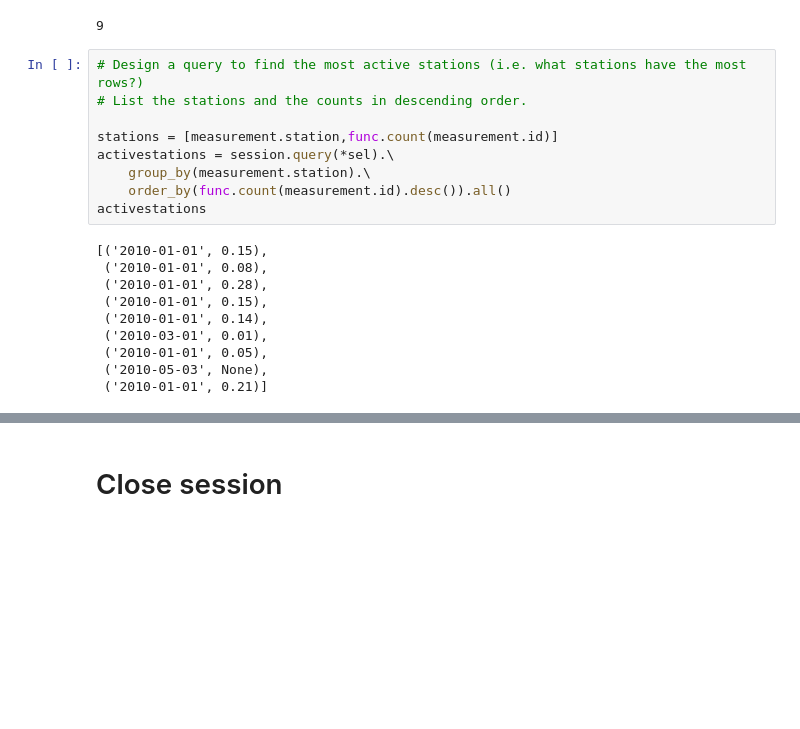
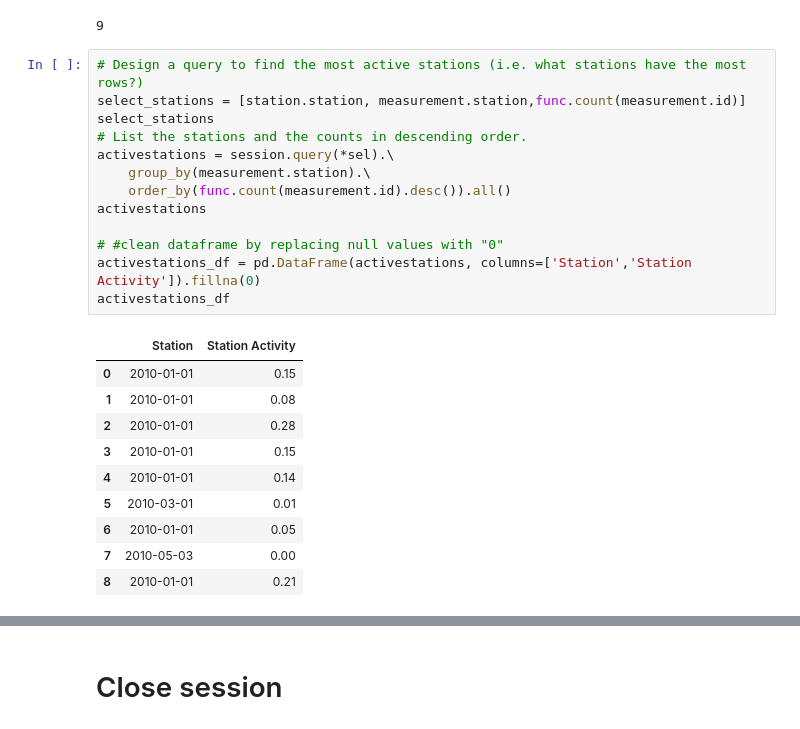
Before and after one commit to Andrewsr220a/Climate-Analysis, a Jupyter notebook: Resources/climate_analysis.ipynb, the cells around one changed output, grey strips where cells are left out. Cells and saved outputs as stored; diff of their text form; blank space fills up the shorter version.

```diff
--- a/Resources/climate_analysis.ipynb
+++ b/Resources/climate_analysis.ipynb
@@ -145,22 +146,27 @@ session.query(station.id).count()
 9
 # %%
 # Design a query to find the most active stations (i.e. what stations have the most rows?)
+select_stations = [station.station, measurement.station,func.count(measurement.id)]
+select_stations
 # List the stations and the counts in descending order.
-
-stations = [measurement.station,func.count(measurement.id)]
 activestations = session.query(*sel).\
     group_by(measurement.station).\
     order_by(func.count(measurement.id).desc()).all()
 activestations
+
+# #clean dataframe by replacing null values with "0"
+activestations_df = pd.DataFrame(activestations, columns=['Station','Station Activity']).fillna(0)
+activestations_df
 # %% [output]
-[('2010-01-01', 0.15),
- ('2010-01-01', 0.08),
- ('2010-01-01', 0.28),
- ('2010-01-01', 0.15),
- ('2010-01-01', 0.14),
- ('2010-03-01', 0.01),
- ('2010-01-01', 0.05),
- ('2010-05-03', None),
- ('2010-01-01', 0.21)]
+|  | Station | Station Activity |
+| 0 | 2010-01-01 | 0.15 |
+| 1 | 2010-01-01 | 0.08 |
+| 2 | 2010-01-01 | 0.28 |
+| 3 | 2010-01-01 | 0.15 |
+| 4 | 2010-01-01 | 0.14 |
+| 5 | 2010-03-01 | 0.01 |
+| 6 | 2010-01-01 | 0.05 |
+| 7 | 2010-05-03 | 0.00 |
+| 8 | 2010-01-01 | 0.21 |
 # %%
 # Using the most active station id from the previous query, calculate the lowest, highest, and average temperature.
```
Also changed, not shown: parts of 14 cells of this notebook, 1 other file.
